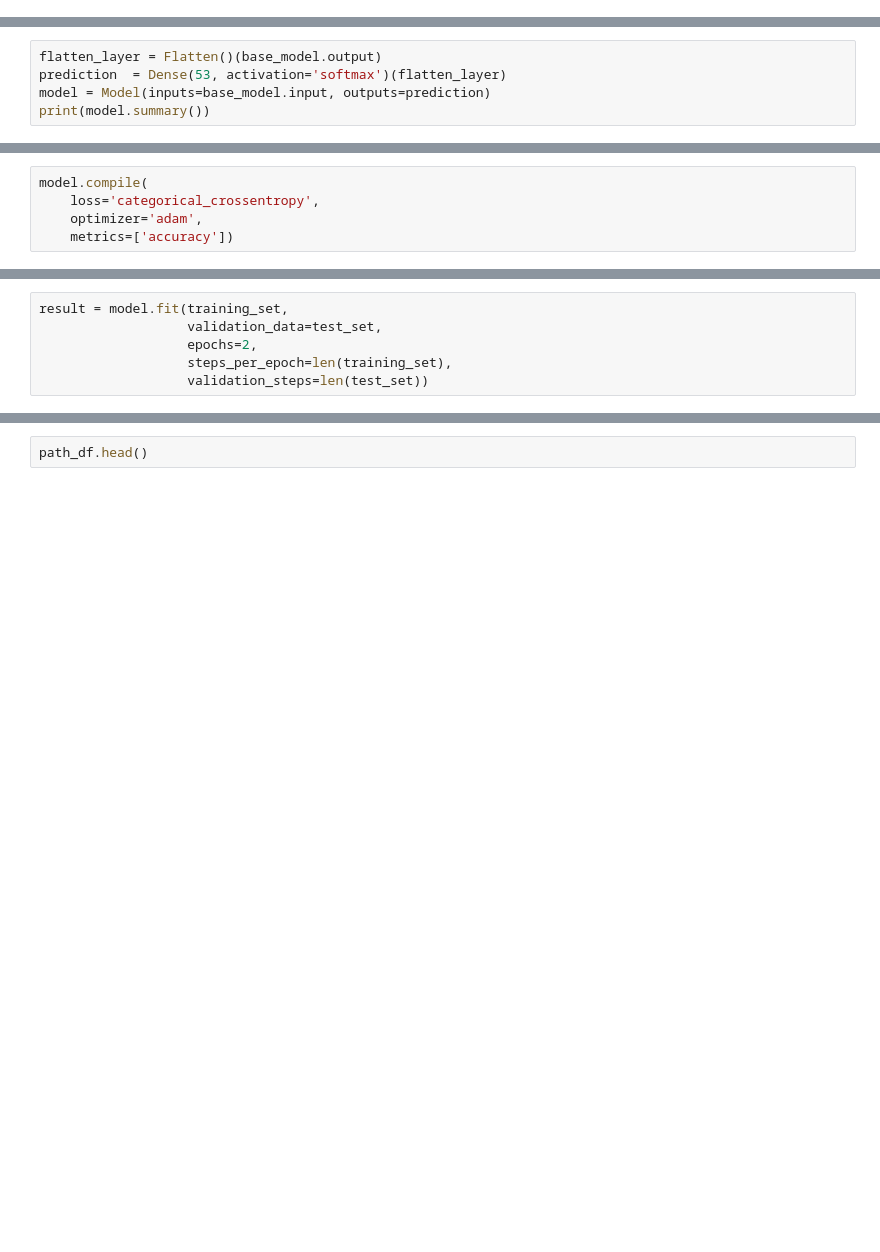
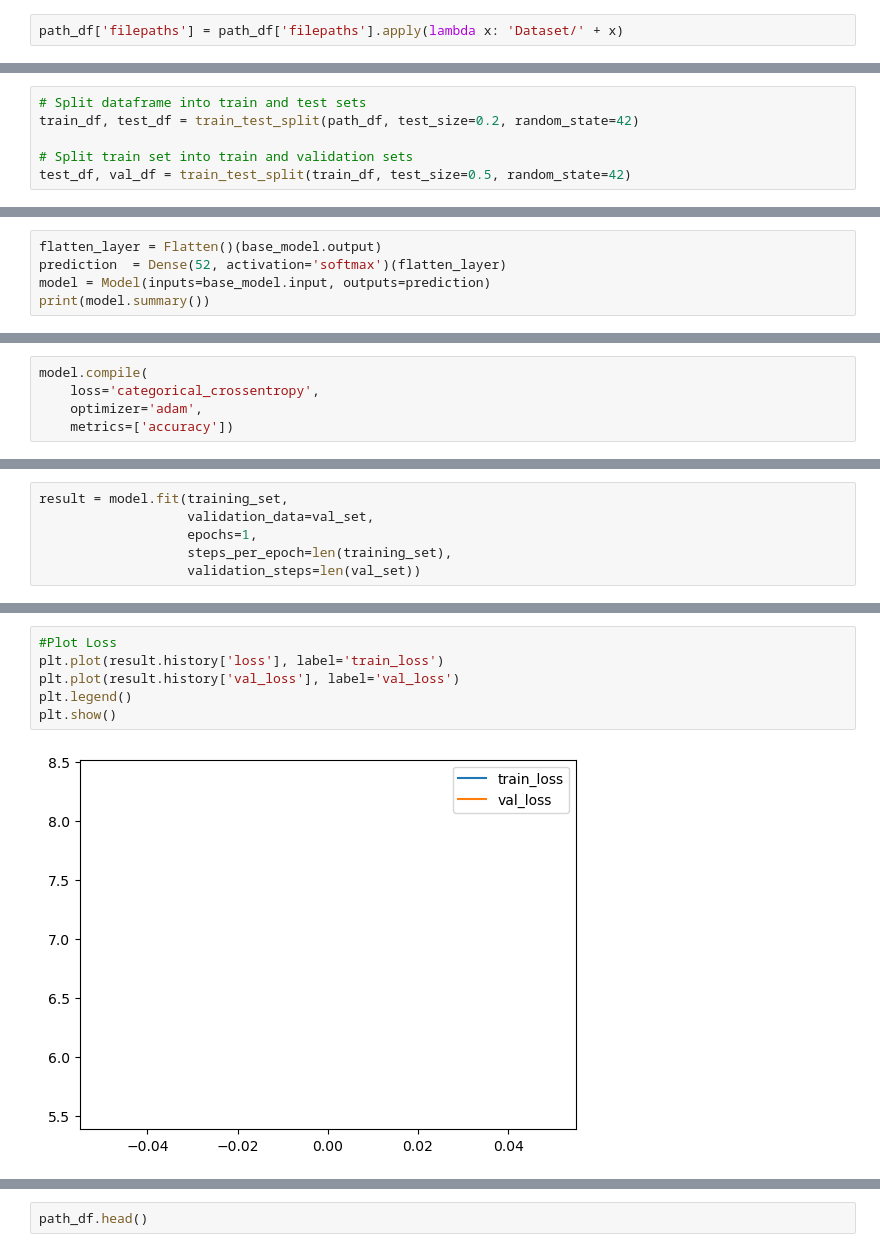
Before and after one commit to DianaLNguyen/ucb_mids_w281_project, a Jupyter notebook: feature_ResNet.ipynb, the cells around one changed output, grey strips where cells are left out. Cells and saved outputs as stored; diff of their text form; blank space fills up the shorter version.

```diff
--- a/feature_ResNet.ipynb
+++ b/feature_ResNet.ipynb
@@ -117,3 +116,5 @@ path_df.head()
 | 2 | 0 | train/ace of clubs/003.jpg | ace of clubs | ace | clubs | [[[0, 0, 0], [1, 1, 1], [1, 1, 1]... |
 | 3 | 0 | train/ace of clubs/004.jpg | ace of clubs | ace | clubs | [[[252, 255, 255], [252, 255, 255... |
 | 4 | 0 | train/ace of clubs/005.jpg | ace of clubs | ace | clubs | [[[254, 255, 253], [253, 255, 250... |
+# %%
+path_df['filepaths'] = path_df['filepaths'].apply(lambda x: 'Dataset/' + x)
@@ -120,3 +130,9 @@ path_df.head()
+# %%
+# Split dataframe into train and test sets
+train_df, test_df = train_test_split(path_df, test_size=0.2, random_state=42)
+
+# Split train set into train and validation sets
+test_df, val_df = train_test_split(train_df, test_size=0.5, random_state=42)
 # %% [markdown]
 ## ResNet
 # %%
@@ -155,7 +171,7 @@ print(num_class)
 4
 # %%
 flatten_layer = Flatten()(base_model.output)
-prediction  = Dense(53, activation='softmax')(flatten_layer)
+prediction  = Dense(52, activation='softmax')(flatten_layer)
 model = Model(inputs=base_model.input, outputs=prediction)
 print(model.summary())
 # %% [output]
@@ -201,7 +243,7 @@ Found 265 images belonging to 53 classes.
 # %%
 result = model.fit(training_set,
-                   validation_data=test_set,
-                   epochs=2,
+                   validation_data=val_set,
+                   epochs=1,
                    steps_per_epoch=len(training_set),
-                   validation_steps=len(test_set))
+                   validation_steps=len(val_set))
 # %% [output]
@@ -216,0 +259,8 @@ plt.show()
+# %%
+#Plot Loss
+plt.plot(result.history['loss'], label='train_loss')
+plt.plot(result.history['val_loss'], label='val_loss')
+plt.legend()
+plt.show()
+# %% [output]
+[figure, added]
```
Also changed, not shown: parts of 11 cells of this notebook.
